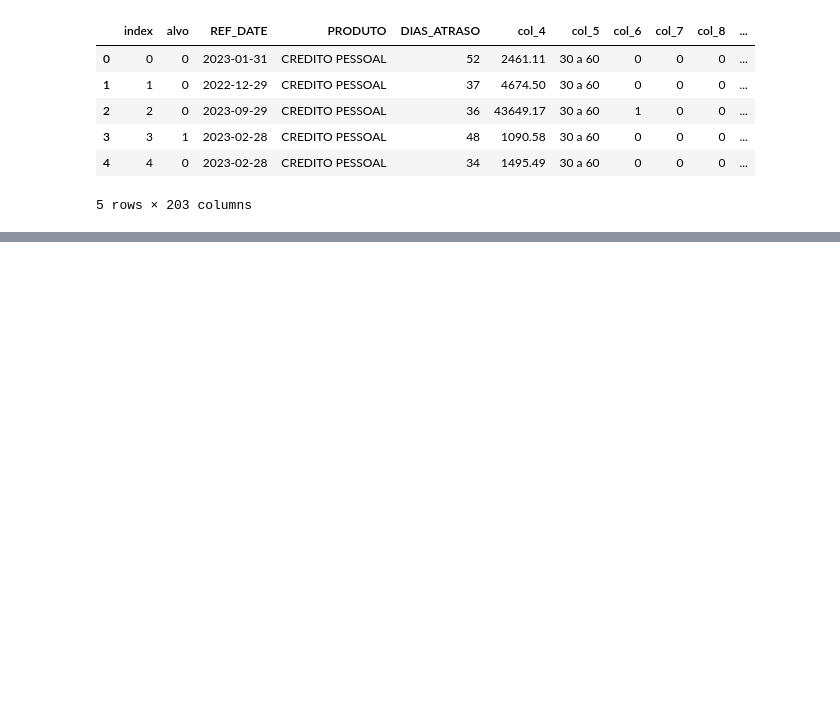
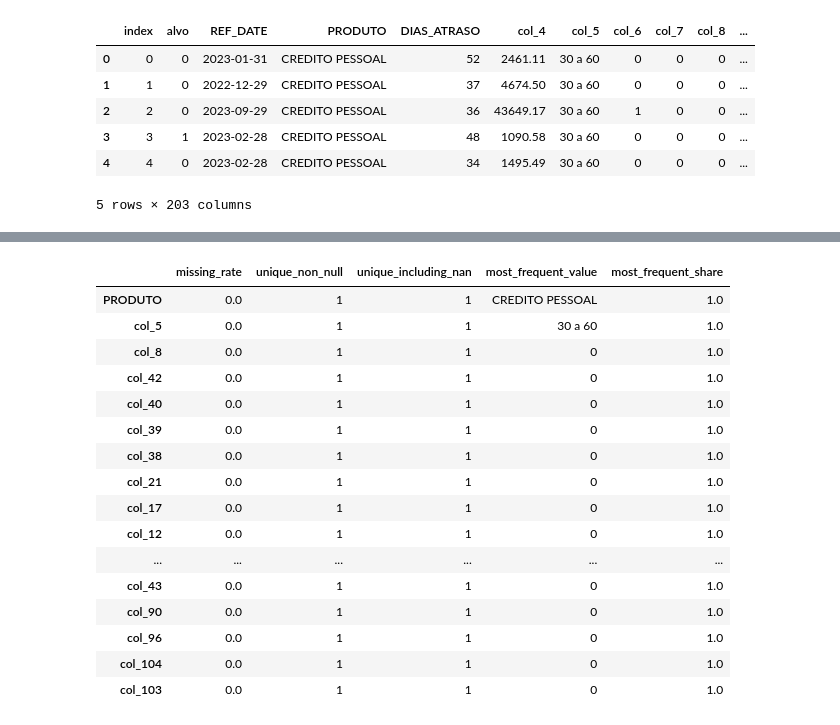
Before and after one commit to GGrinspun/desafio-analise-de-credito, a Jupyter notebook: notebooks/03_proj2_eda_and_preprocessing.ipynb, the cells around one changed output, grey strips where cells are left out. Drawn from its saved outputs; the diff is of its cells as text; code cells hidden in the pictures; blank space fills up the shorter version.

```diff
--- a/notebooks/03_proj2_eda_and_preprocessing.ipynb
+++ b/notebooks/03_proj2_eda_and_preprocessing.ipynb
@@ -43,0 +272,7 @@ Shape: (46522, 203)
+# %%
+TIME_COL = "REF_DATE"
+ID_COL = df_base.index.name  # 'index'
+# %%
+df_base[TIME_COL] = pd.to_datetime(df_base[TIME_COL], errors="coerce")
+
+df_base[TIME_COL].isna().mean()
@@ -43,0 +295,13 @@ Shape: (46522, 203)
+# %%
+summary_cols = pd.DataFrame({
+    "coluna": df_base.columns,
+    "tipo": df_base.dtypes.astype(str),
+    "papel": [
+        "target" if c == TARGET
+        else "tempo" if c == TIME_COL
+        else "feature"
+        for c in df_base.columns
+    ]
+})
+
+summary_cols["papel"].value_counts()
@@ -43,0 +367,9 @@ Shape: (46522, 203)
+# %%
+def dominant_rate(s: pd.Series) -> float:
+    vc = s.value_counts(dropna=False, normalize=True)
+    return float(vc.iloc[0])
+
+dominance = pd.Series(
+    {c: dominant_rate(df_base[c]) for c in df_base.columns if c != TARGET}
+).sort_values(ascending=False)
+dominance.head(30)
@@ -43,0 +394,34 @@ Shape: (46522, 203)
+# %%
+dominance_1_cols = dominance[dominance == 1.0].index.tolist()
+
+dominance_1_summary = pd.DataFrame({
+    "missing_rate": df_base[dominance_1_cols].isna().mean(),
+    "unique_non_null": df_base[dominance_1_cols].nunique(dropna=True),
+    "unique_including_nan": df_base[dominance_1_cols].nunique(dropna=False),
+    "most_frequent_value": [
+        df_base[c].value_counts(dropna=False).index[0] for c in dominance_1_cols
+    ],
+    "most_frequent_share": [
+        df_base[c].value_counts(dropna=False, normalize=True).iloc[0] for c in dominance_1_cols
+    ],
+}).sort_values(["missing_rate", "unique_including_nan"], ascending=[False, True])
+
+dominance_1_summary
+# %% [output]
+|  | missing_rate | unique_non_null | unique_including_nan | most_frequent_value | most_frequent_share |
+| PRODUTO | 0.0 | 1 | 1 | CREDITO PESSOAL | 1.0 |
+| col_5 | 0.0 | 1 | 1 | 30 a 60 | 1.0 |
+| col_8 | 0.0 | 1 | 1 | 0 | 1.0 |
+| col_42 | 0.0 | 1 | 1 | 0 | 1.0 |
+| col_40 | 0.0 | 1 | 1 | 0 | 1.0 |
+| col_39 | 0.0 | 1 | 1 | 0 | 1.0 |
+| col_38 | 0.0 | 1 | 1 | 0 | 1.0 |
+| col_21 | 0.0 | 1 | 1 | 0 | 1.0 |
+| col_17 | 0.0 | 1 | 1 | 0 | 1.0 |
+| col_12 | 0.0 | 1 | 1 | 0 | 1.0 |
+| ... | ... | ... | ... | ... | ... |
+| col_43 | 0.0 | 1 | 1 | 0 | 1.0 |
+| col_90 | 0.0 | 1 | 1 | 0 | 1.0 |
+| col_96 | 0.0 | 1 | 1 | 0 | 1.0 |
+| col_104 | 0.0 | 1 | 1 | 0 | 1.0 |
+| col_103 | 0.0 | 1 | 1 | 0 | 1.0 |
```
Also changed, not shown: parts of 48 cells of this notebook.
